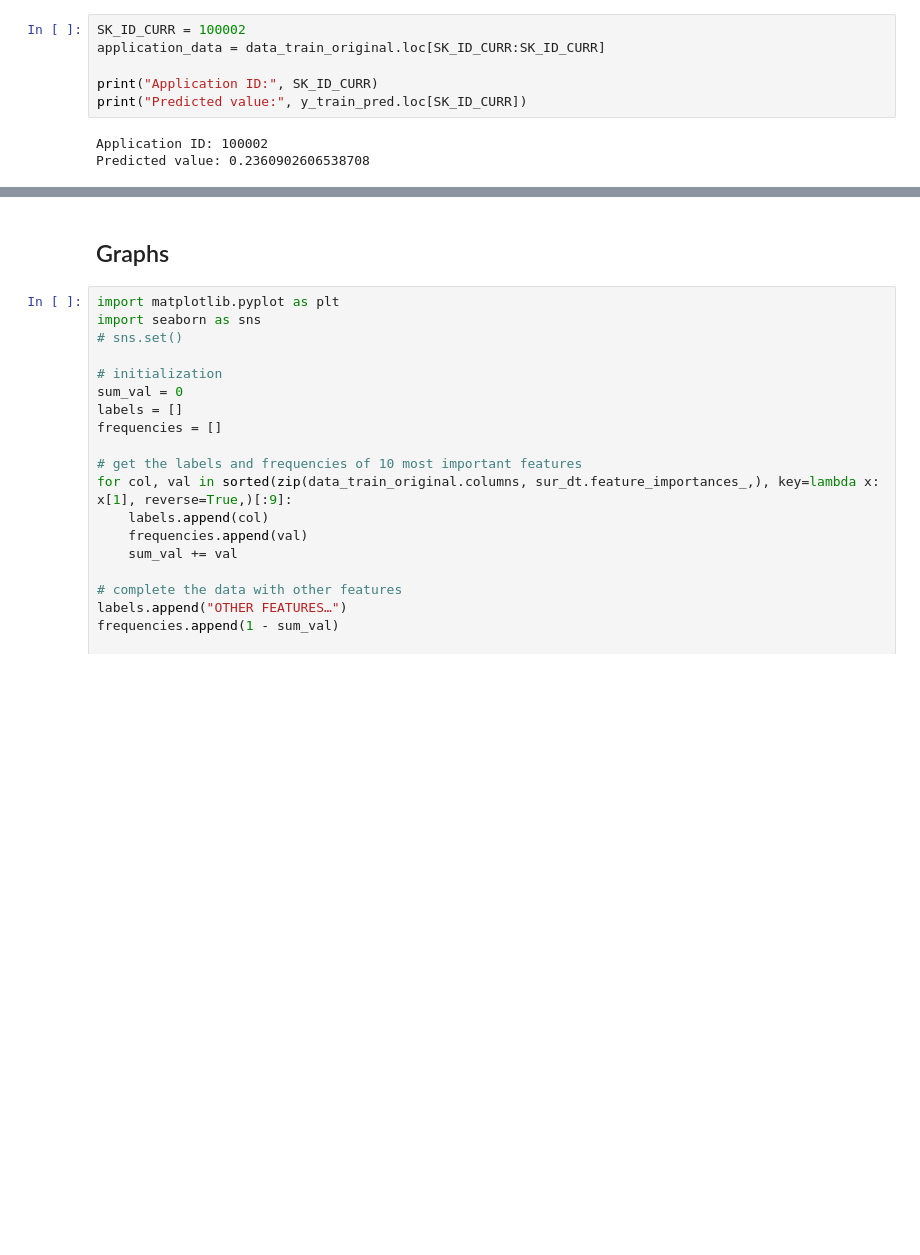
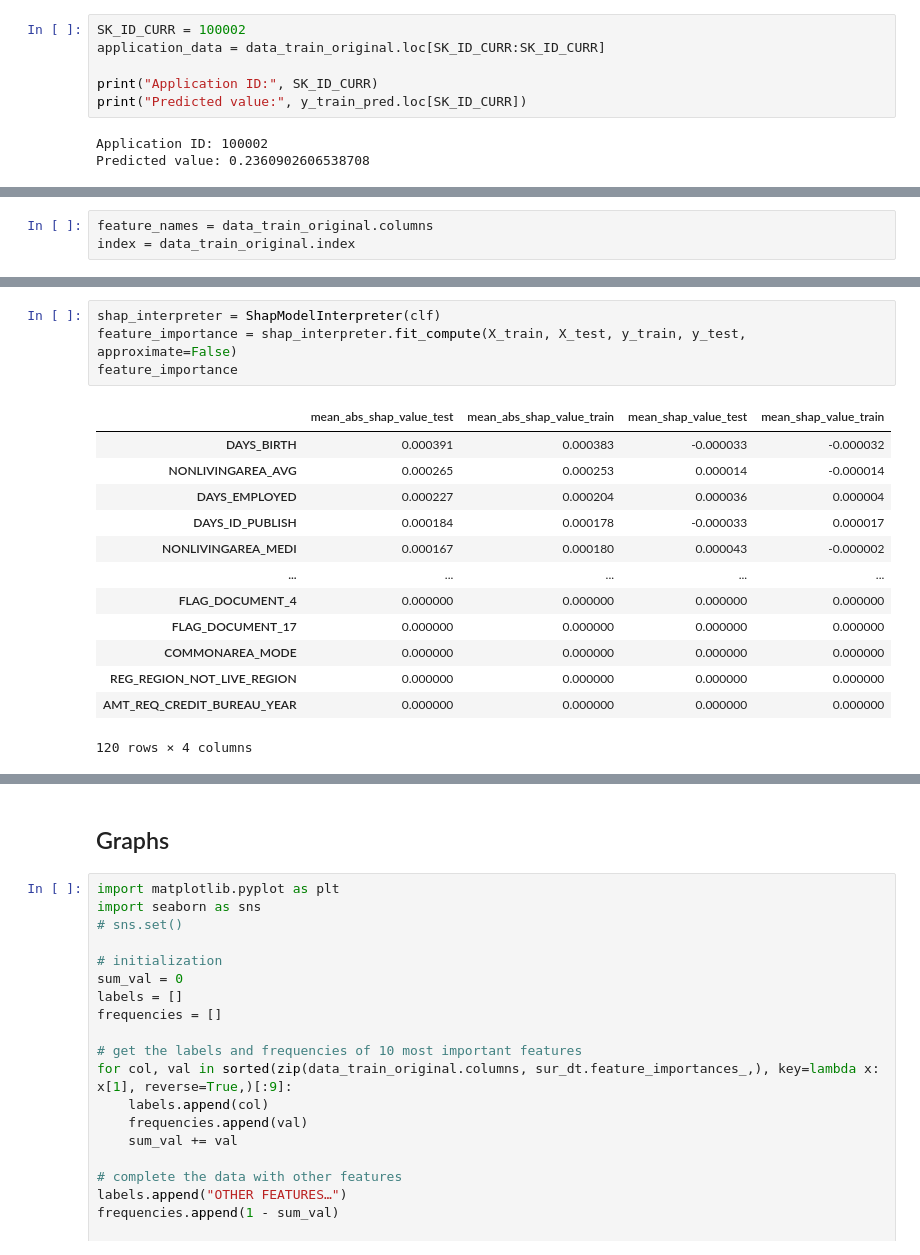
Before and after one commit to Teycir/Openclassrooms_project7, a Jupyter notebook: projet7_interpretation.ipynb, the cells around one changed output, grey strips where cells are left out. Drawn from its saved outputs; the diff is of its cells as text; blank space fills up the shorter version.

```diff
--- a/projet7_interpretation.ipynb
+++ b/projet7_interpretation.ipynb
@@ -323,0 +349,3 @@ Main features contributions:
+# %%
+feature_names = data_train_original.columns
+index = data_train_original.index
@@ -323,0 +374,18 @@ Main features contributions:
+# %%
+shap_interpreter = ShapModelInterpreter(clf)
+feature_importance = shap_interpreter.fit_compute(X_train, X_test, y_train, y_test, approximate=False)
+feature_importance
+# %% [output]
+|  | mean_abs_shap_value_test | mean_abs_shap_value_train | mean_shap_value_test | mean_shap_value_train |
+| DAYS_BIRTH | 0.000391 | 0.000383 | -0.000033 | -0.000032 |
+| NONLIVINGAREA_AVG | 0.000265 | 0.000253 | 0.000014 | -0.000014 |
+| DAYS_EMPLOYED | 0.000227 | 0.000204 | 0.000036 | 0.000004 |
+| DAYS_ID_PUBLISH | 0.000184 | 0.000178 | -0.000033 | 0.000017 |
+| NONLIVINGAREA_MEDI | 0.000167 | 0.000180 | 0.000043 | -0.000002 |
+| ... | ... | ... | ... | ... |
+| FLAG_DOCUMENT_4 | 0.000000 | 0.000000 | 0.000000 | 0.000000 |
+| FLAG_DOCUMENT_17 | 0.000000 | 0.000000 | 0.000000 | 0.000000 |
+| COMMONAREA_MODE | 0.000000 | 0.000000 | 0.000000 | 0.000000 |
+| REG_REGION_NOT_LIVE_REGION | 0.000000 | 0.000000 | 0.000000 | 0.000000 |
+| AMT_REQ_CREDIT_BUREAU_YEAR | 0.000000 | 0.000000 | 0.000000 | 0.000000 |
+120 rows × 4 columns
```
Also changed, not shown: parts of 12 cells of this notebook.
